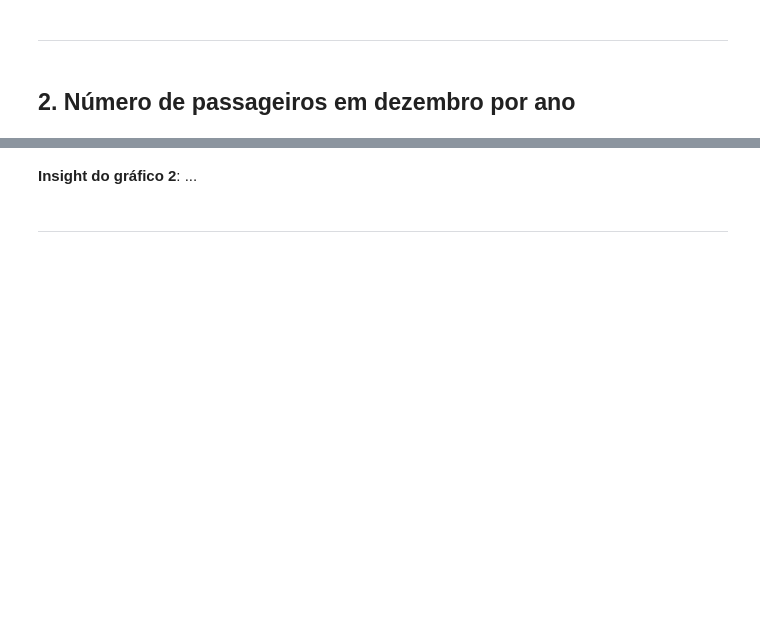
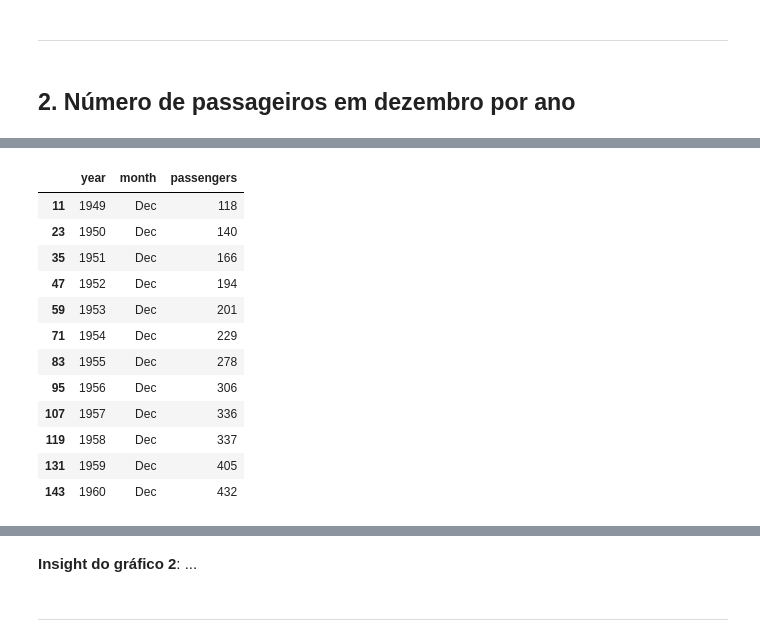
Before and after one commit to anamilanezi/ebac-dados, a Jupyter notebook: exercicios/em14-visualizacao-de-dados-I.ipynb, the cells around one changed output, grey strips where cells are left out. Drawn from its saved outputs; the diff is of its cells as text; code cells hidden in the pictures; blank space fills up the shorter version.

```diff
--- a/exercicios/em14-visualizacao-de-dados-I.ipynb
+++ b/exercicios/em14-visualizacao-de-dados-I.ipynb
@@ -172,4 +182,19 @@ data.head()
 # %%
 # gráfico do exercício 2
 
-flights = ...
+flights = data.query("month == 'Dec'")
+flights
+# %% [output]
+|  | year | month | passengers |
+| 11 | 1949 | Dec | 118 |
+| 23 | 1950 | Dec | 140 |
+| 35 | 1951 | Dec | 166 |
+| 47 | 1952 | Dec | 194 |
+| 59 | 1953 | Dec | 201 |
+| 71 | 1954 | Dec | 229 |
+| 83 | 1955 | Dec | 278 |
+| 95 | 1956 | Dec | 306 |
+| 107 | 1957 | Dec | 336 |
+| 119 | 1958 | Dec | 337 |
+| 131 | 1959 | Dec | 405 |
+| 143 | 1960 | Dec | 432 |
```
Also changed, not shown: parts of 5 cells of this notebook.
